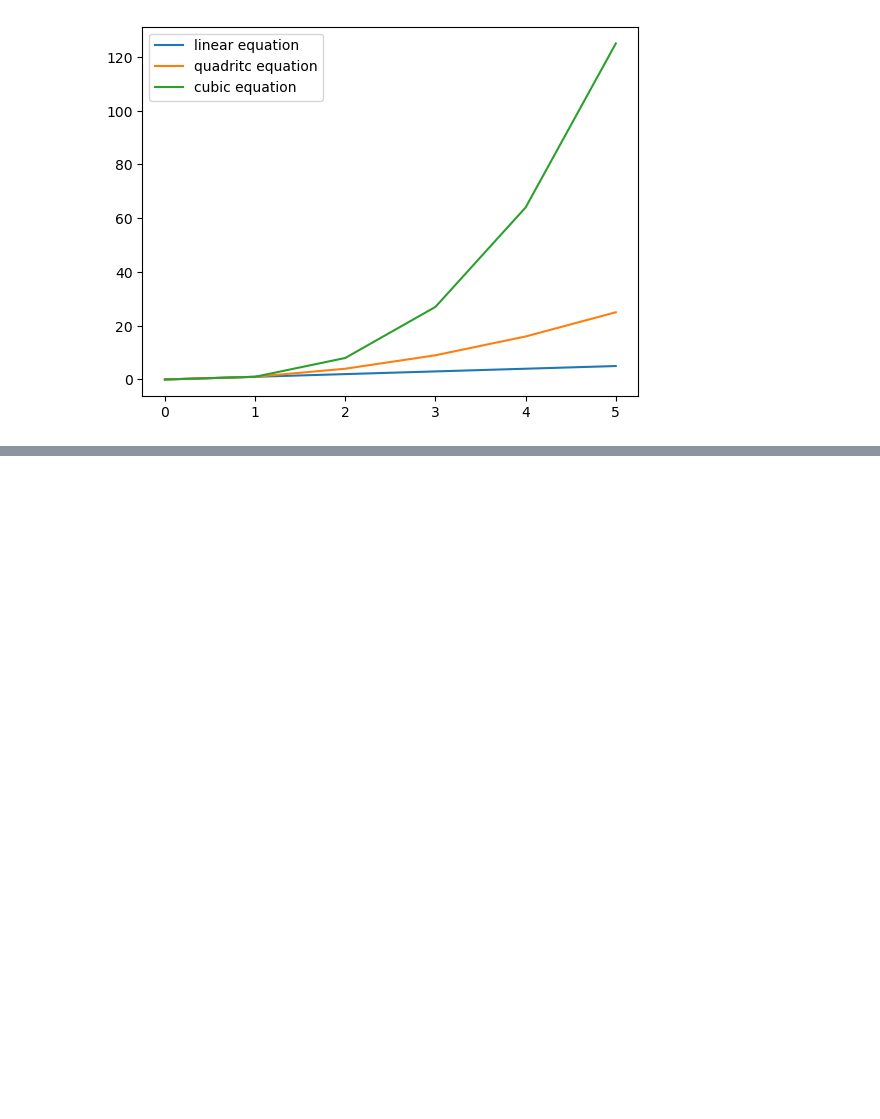
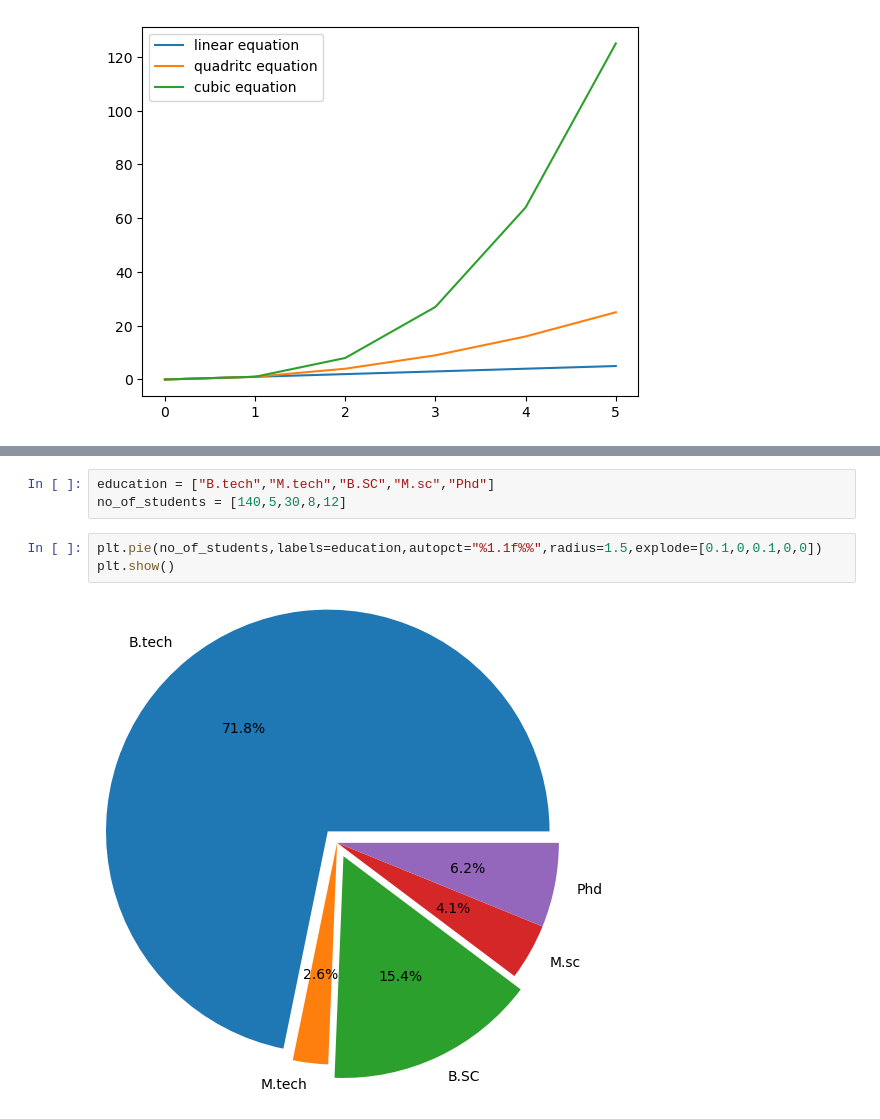
Before and after one commit to jeevan-puli/101-Days-of-Learning-Data-Science, a Jupyter notebook: Python_Modules_For_DS/MatplotLib.ipynb, the cells around one changed output, grey strips where cells are left out. Drawn from its saved outputs; the diff is of its cells as text; blank space fills up the shorter version.

```diff
--- a/Python_Modules_For_DS/MatplotLib.ipynb
+++ b/Python_Modules_For_DS/MatplotLib.ipynb
@@ -211,0 +239,8 @@ plt.show()
+# %%
+education = ["B.tech","M.tech","B.SC","M.sc","Phd"]
+no_of_students = [140,5,30,8,12]
+# %%
+plt.pie(no_of_students,labels=education,autopct="%1.1f%%",radius=1.5,explode=[0.1,0,0.1,0,0])
+plt.show()
+# %% [output]
+[figure, added]
```
Also changed, not shown: parts of 10 cells of this notebook.
